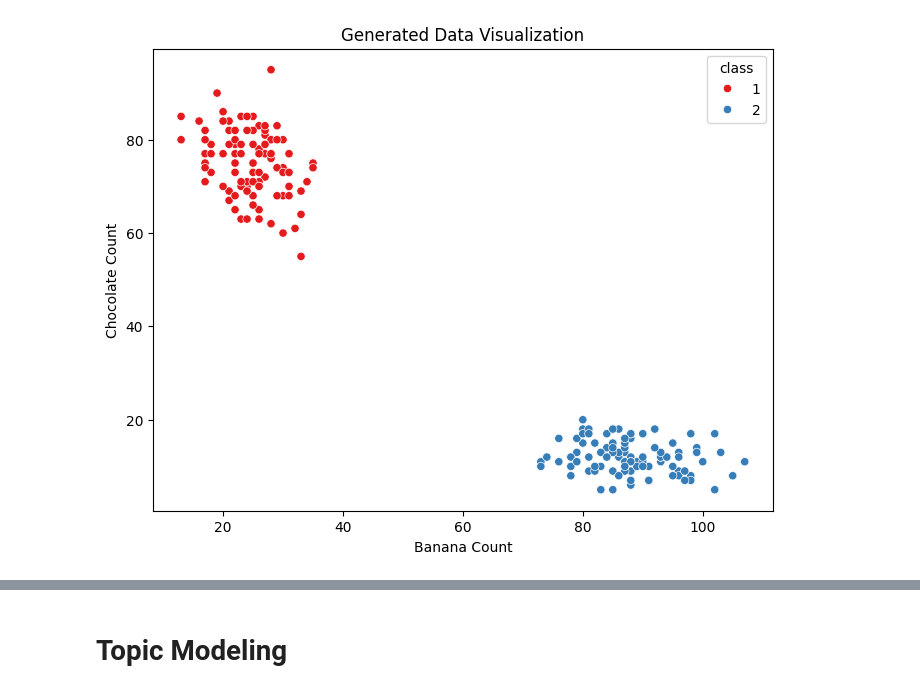
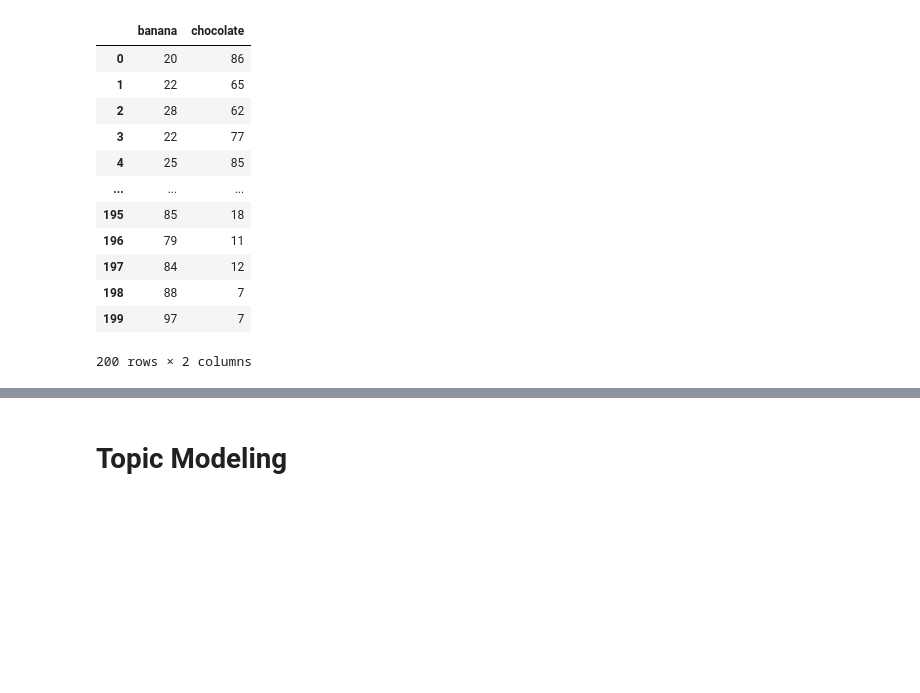
Before and after one commit to PeterTolochko/text-as-data-python, a Jupyter notebook: day_3/day_3_session_2.ipynb, the cells around one changed output, grey strips where cells are left out. Drawn from its saved outputs; the diff is of its cells as text; code cells hidden in the pictures; blank space fills up the shorter version.

```diff
--- a/day_3/day_3_session_2.ipynb
+++ b/day_3/day_3_session_2.ipynb
@@ -40,16 +40,19 @@ dtm = vectorizer.fit_transform(all_texts).toarray()  # DTM as a NumPy array
 dtm_df = pd.DataFrame(dtm, columns=vocabulary)
 
 # Step 3: Visualize Data
-
-# Add class labels for plotting
-dtm_df['class'] = labels
-
-# Plot using Seaborn
-plt.figure(figsize=(8, 6))
-sns.scatterplot(data=dtm_df, x='banana', y='chocolate', hue='class', palette='Set1')
-plt.title("Generated Data Visualization")
-plt.xlabel("Banana Count")
-plt.ylabel("Chocolate Count")
-plt.show()
-# %% [output]
-[figure, removed]
+# %%
+dtm_df
+# %% [output]
+|  | banana | chocolate |
+| 0 | 20 | 86 |
+| 1 | 22 | 65 |
+| 2 | 28 | 62 |
+| 3 | 22 | 77 |
+| 4 | 25 | 85 |
+| ... | ... | ... |
+| 195 | 85 | 18 |
+| 196 | 79 | 11 |
+| 197 | 84 | 12 |
+| 198 | 88 | 7 |
+| 199 | 97 | 7 |
+200 rows × 2 columns
```
Also changed, not shown: parts of 10 cells of this notebook, 19 other files.
